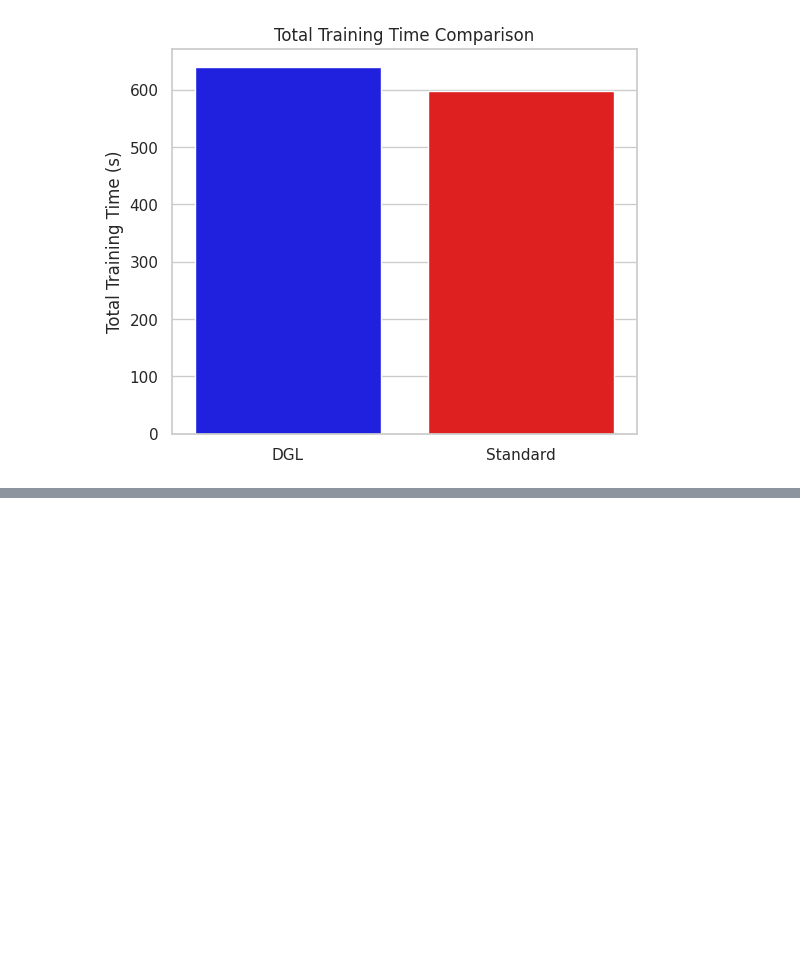
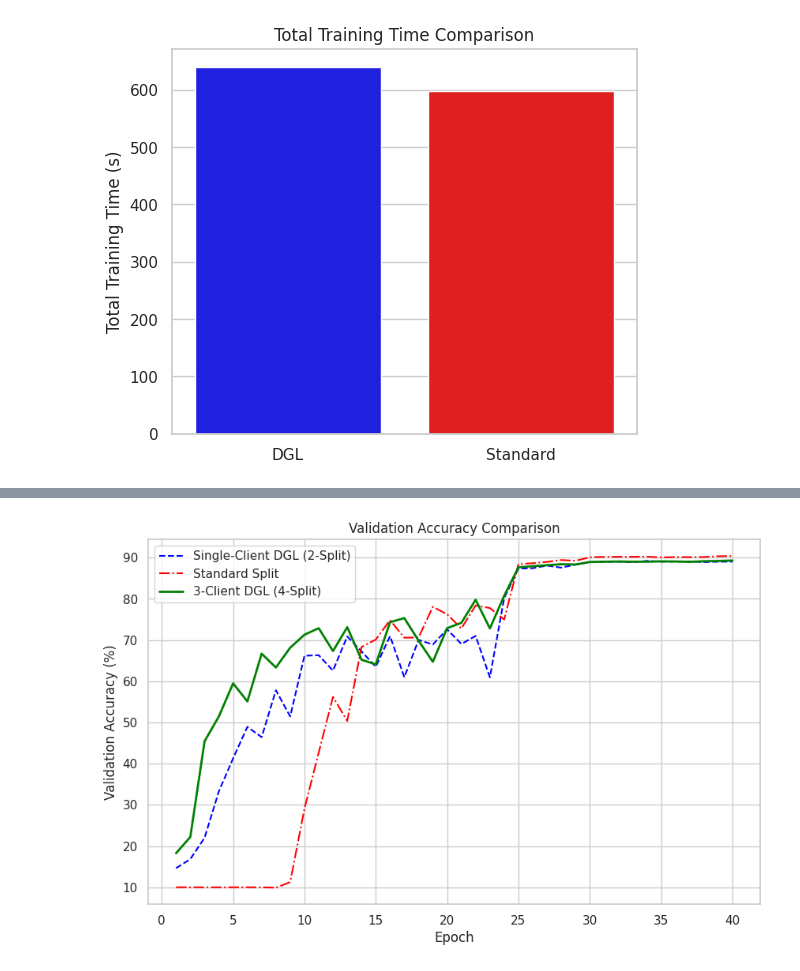
Before and after one commit to zihadbappy/Machine-Learning-Projects, a Jupyter notebook: DGL+Standard_Split.ipynb, the cells around one changed output, grey strips where cells are left out. Drawn from its saved outputs; the diff is of its cells as text; code cells hidden in the pictures; blank space fills up the shorter version.

```diff
--- a/DGL+Standard_Split.ipynb
+++ b/DGL+Standard_Split.ipynb
@@ -574,0 +940,93 @@ Passing `palette` without assigning `hue` is deprecated and will be removed in v
+# %%
+import matplotlib.pyplot as plt
+import numpy as np
+import seaborn as sns
+
+# Set style
+sns.set(style="whitegrid")
+
+# Data Preparation
+epochs = np.arange(1, 41)
+
+# 3-Client + 1-Server (4-Split) Data
+acc_4split_train = history_4split['train_acc']
+acc_4split_val = history_4split['val_acc']
+time_4split_epoch = history_4split['epoch_time']
+
+# Previous Results (Manually reconstructed from logs if not in memory, but assumed to be available from previous context variables)
+# If variables like dgl_val_acc are not in the immediate scope, we rely on the fact that the kernel state persists.
+# Based on the prompt context, these variables (dgl_train_acc, etc.) should be available.
+
+# ==========================================
+# 1. Validation Accuracy Comparison
+# ==========================================
+plt.figure(figsize=(10, 6))
+plt.plot(epochs, dgl_val_acc, label='Single-Client DGL (2-Split)', color='blue', linestyle='--')
+plt.plot(epochs, std_val_acc, label='Standard Split', color='red', linestyle='-.')
+plt.plot(epochs, acc_4split_val, label='3-Client DGL (4-Split)', color='green', linewidth=2)
+plt.xlabel('Epoch')
+plt.ylabel('Validation Accuracy (%)')
+plt.title('Validation Accuracy Comparison')
+plt.legend()
+plt.show()
+
+# ==========================================
+# 2. Training Accuracy Comparison
+# ==========================================
+plt.figure(figsize=(10, 6))
+plt.plot(epochs, dgl_train_acc, label='Single-Client DGL (2-Split)', color='blue', alpha=0.6)
+plt.plot(epochs, std_train_acc, label='Standard Split', color='red', alpha=0.6)
+plt.plot(epochs, acc_4split_train, label='3-Client DGL (4-Split)', color='green', linewidth=2)
+plt.xlabel('Epoch')
+plt.ylabel('Training Accuracy (%)')
+plt.title('Training Accuracy Comparison')
+plt.legend()
+plt.show()
+
+# ==========================================
+# 3. Summary Statistics
+# ==========================================
+best_acc_dgl = max(dgl_val_acc)
+best_acc_std = max(std_val_acc)
+best_acc_4split = max(acc_4split_val)
+
+# Total times (approximate from logs provided in context if variables missing)
+total_time_dgl = 639.6
+total_time_std = 598.4
+total_time_4split = time_4split
+
+methods = ['Single-Client DGL', 'Standard Split', '3-Client DGL']
+best_accuracies = [best_acc_dgl, best_acc_std, best_acc_4split]
+total_times = [total_time_dgl, total_time_std, total_time_4split]
+
+# Bar Plots
+fig, (ax1, ax2) = plt.subplots(1, 2, figsize=(14, 5))
+
+# Accuracy Bar Plot
+sns.barplot(x=methods, y=best_accuracies, ax=ax1, palette=['blue', 'red', 'green'])
+ax1.set_title('Best Validation Accuracy')
+ax1.set_ylabel('Accuracy (%)')
+ax1.set_ylim(80, 95)  # Zoom in to see differences
+for i, v in enumerate(best_accuracies):
+    ax1.text(i, v + 0.2, f"{v:.2f}%", ha='center', fontweight='bold')
+
+# Time Bar Plot
+sns.barplot(x=methods, y=total_times, ax=ax2, palette=['blue', 'red', 'green'])
+ax2.set_title('Total Training Time (40 Epochs)')
+ax2.set_ylabel('Time (s)')
+for i, v in enumerate(total_times):
+    ax2.text(i, v + 10, f"{v:.1f}s", ha='center', fontweight='bold')
+
+plt.tight_layout()
+plt.show()
+
+# Text Summary
+print("="*60)
+print(f"{'Method':<25} | {'Best Val Acc':<15} | {'Total Time':<15}")
+print("-"*60)
+print(f"{methods[0]:<25} | {best_acc_dgl:.2f}%          | {total_time_dgl:.1f}s")
+print(f"{methods[1]:<25} | {best_acc_std:.2f}%          | {total_time_std:.1f}s")
+print(f"{methods[2]:<25} | {best_acc_4split:.2f}%          | {total_time_4split:.1f}s")
+print("="*60)
+# %% [output]
+[figure, added]
```
Also changed, not shown: parts of 10 cells of this notebook.
